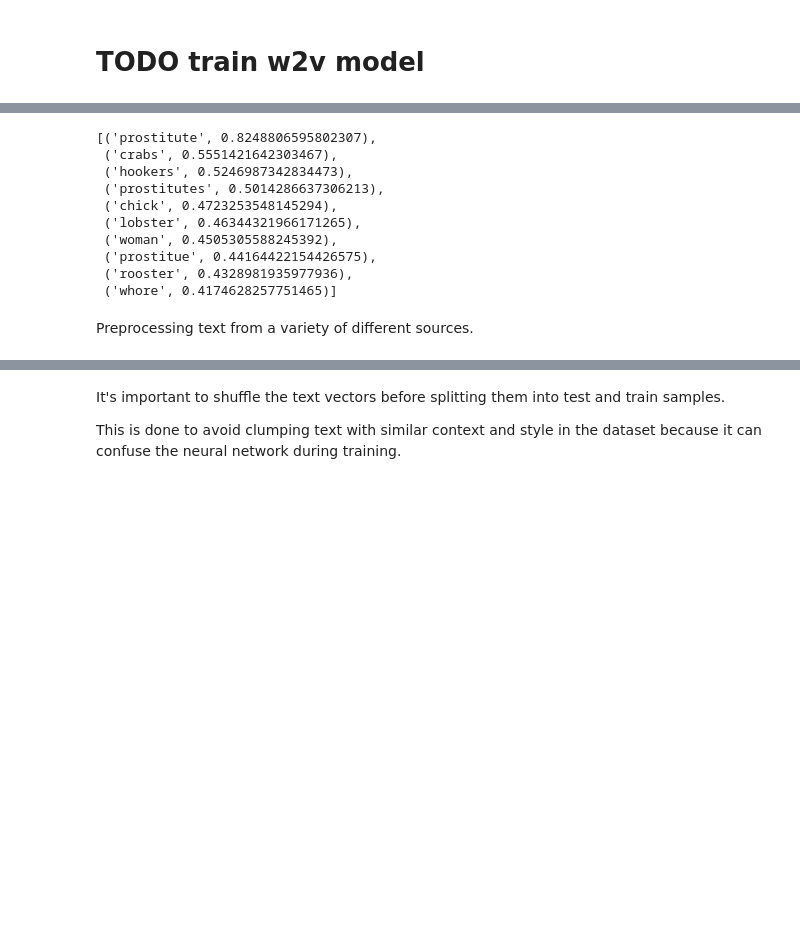
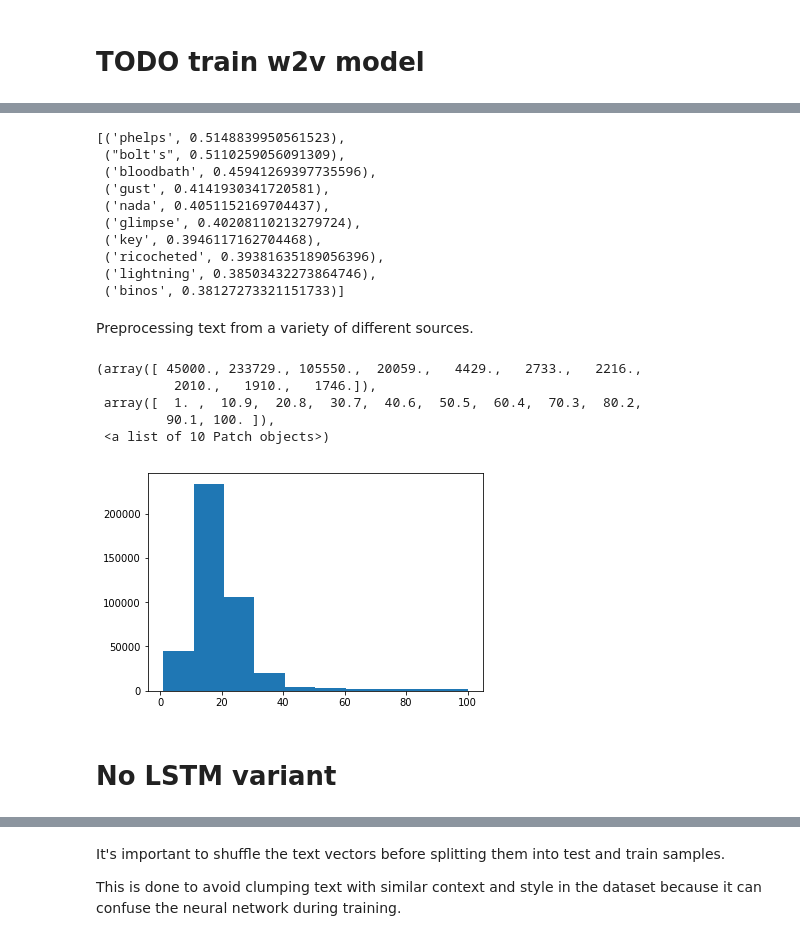
Before and after one commit to belya/bad_joker, a Jupyter notebook: really bad joker.ipynb, the cells around one changed output, grey strips where cells are left out. Cells and saved outputs as stored; diff of their text form; code cells hidden in the pictures; blank space fills up the shorter version.

Commit message:
Fixed LSTM

```diff
--- a/really bad joker.ipynb
+++ b/really bad joker.ipynb
@@ -40,9 +43,14 @@ dataset = pd.read_csv("shortjokes.csv")
+# %%
+dataset_1["Joke"] = dataset_1["q"] + " " + dataset_1["a"]
+# %%
+dataset_2 = pd.read_csv("qajokes1.1.2.csv")
+dataset_2["Joke"] = dataset_2["Question"] + " " + dataset_2["Answer"]
 # %%
-sentences += dataset["Joke"].tolist()
+sentences = dataset["Joke"].tolist() + dataset_1["Joke"].tolist() + dataset_2["Joke"].tolist()
 # %%
 def preprocess_text(text):
     return re.sub(
-        r"[^\w\s]",
+        r"[^\w\s']",
         "",
         text
     ).lower().split()
@@ -57,15 +66,15 @@ w2v_model = Word2Vec(preprocessed_sentences, size=100, window=10, workers=4, ite
 # %%
-w2v_model.wv.most_similar(positive=["hooker"], topn=10)
+w2v_model.wv.most_similar("bolt")
 # %% [output]
-[('prostitute', 0.8248806595802307),
- ('crabs', 0.5551421642303467),
- ('hookers', 0.5246987342834473),
- ('prostitutes', 0.5014286637306213),
- ('chick', 0.4723253548145294),
- ('lobster', 0.46344321966171265),
- ('woman', 0.4505305588245392),
- ('prostitue', 0.44164422154426575),
- ('rooster', 0.4328981935977936),
- ('whore', 0.4174628257751465)]
+[('phelps', 0.5148839950561523),
+ ("bolt's", 0.5110259056091309),
+ ('bloodbath', 0.45941269397735596),
+ ('gust', 0.4141930341720581),
+ ('nada', 0.4051152169704437),
+ ('glimpse', 0.40208110213279724),
+ ('key', 0.3946117162704468),
+ ('ricocheted', 0.39381635189056396),
+ ('lightning', 0.38503432273864746),
+ ('binos', 0.38127273321151733)]
 # %%
 w2v = w2v_model.wv
@@ -81,2 +81,13 @@ def vectorize_sentence(sentence):
 # %% [markdown]
 Preprocessing text from a variety of different sources.
+# %%
+plt.hist([len(s) + 1 for s in preprocessed_sentences if len(s) < 100])
+# %% [output]
+(array([ 45000., 233729., 105550.,  20059.,   4429.,   2733.,   2216.,
+          2010.,   1910.,   1746.]),
+ array([  1. ,  10.9,  20.8,  30.7,  40.6,  50.5,  60.4,  70.3,  80.2,
+         90.1, 100. ]),
+ <a list of 10 Patch objects>)
+[figure, added]
+# %% [markdown]
+# No LSTM variant
```
Also changed, not shown: parts of 49 cells of this notebook.
